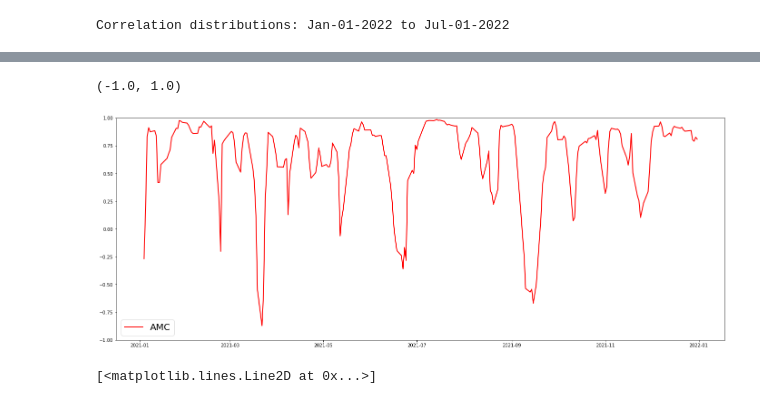
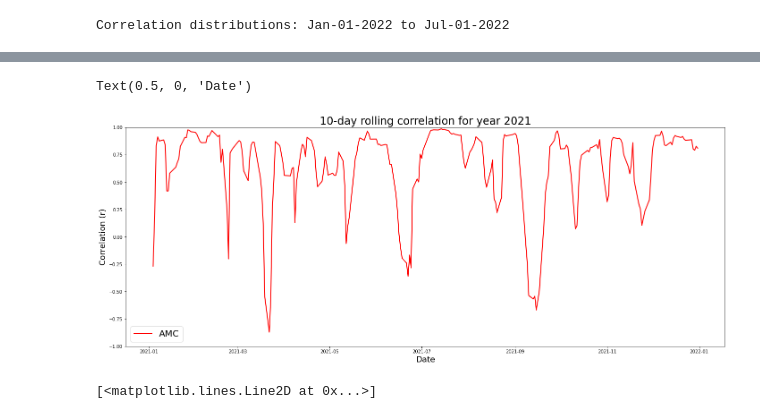
Before and after one commit to kirpi-1/stocks, a Jupyter notebook: notes.ipynb, the cells around one changed output, grey strips where cells are left out. Cells and saved outputs as stored; diff of their text form; code cells hidden in the pictures.

```diff
--- a/notes.ipynb
+++ b/notes.ipynb
@@ -271,27 +271,30 @@ df
 # %%
 window_size = 10
 ticker="GME"
 
 table = pq.read_table(f'./close/{window_size}/{ticker}.parquet')
 df = table.to_pandas()
 
 start_date = datetime.datetime(day=1, month=1,year=2021)
 stop_date = datetime.datetime(day=1, month=1, year=2022)
 
 df = df[df.index>start_date]
 df = df[df.index<=stop_date]
 
 plt.figure(figsize=(24,9))
 legends = list()
 colors=['red']
 for t,color in zip(['AMC'],colors):
     plt.plot(df[t], linewidth=2, color=color)
     legends.append(t)
 plt.legend(legends,prop={'size': 20} )
 plt.ylim([-1, 1])
+plt.title("10-day rolling correlation for year 2021", fontsize=24)
+plt.ylabel("Correlation (r)", fontsize=18)
+plt.xlabel("Date", fontsize=18)
 # %% [output]
-(-1.0, 1.0)
+Text(0.5, 0, 'Date')
-[figure, old version]
+[figure, new version]
 # %%
 # read parquet file, convert to dataframe, then select our dates
 window_size = 10
```
Also changed, not shown: parts of 12 cells of this notebook, 1 other file.
